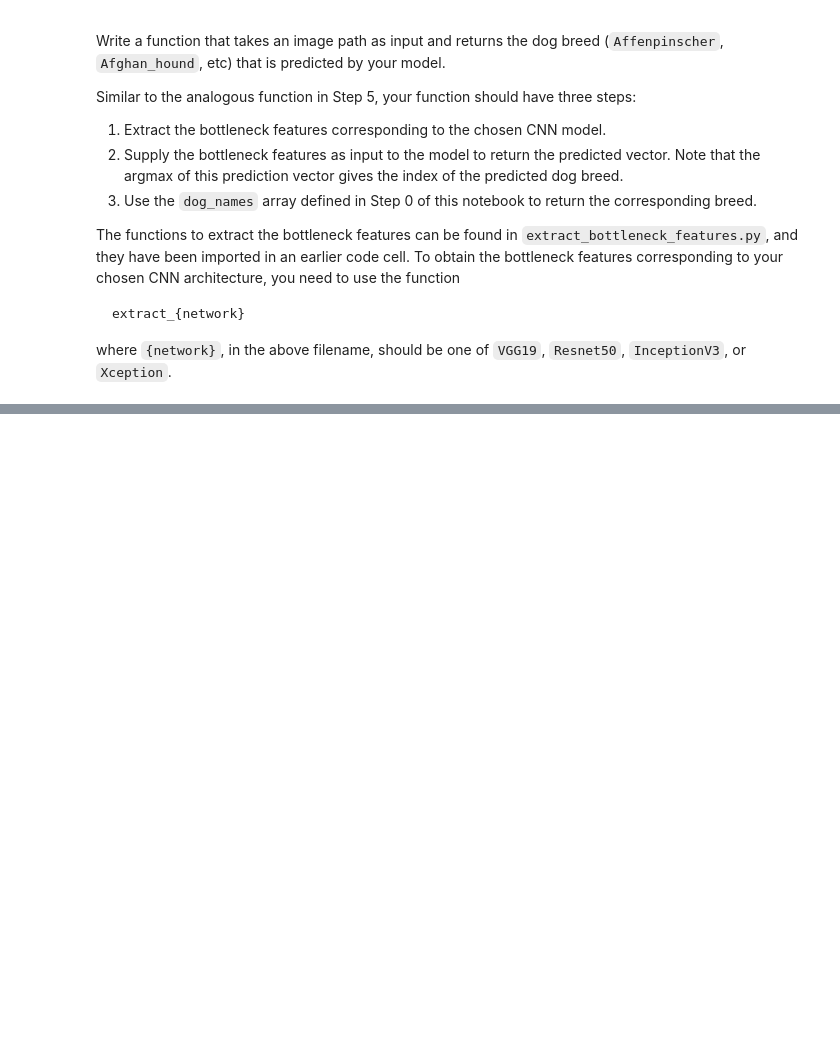
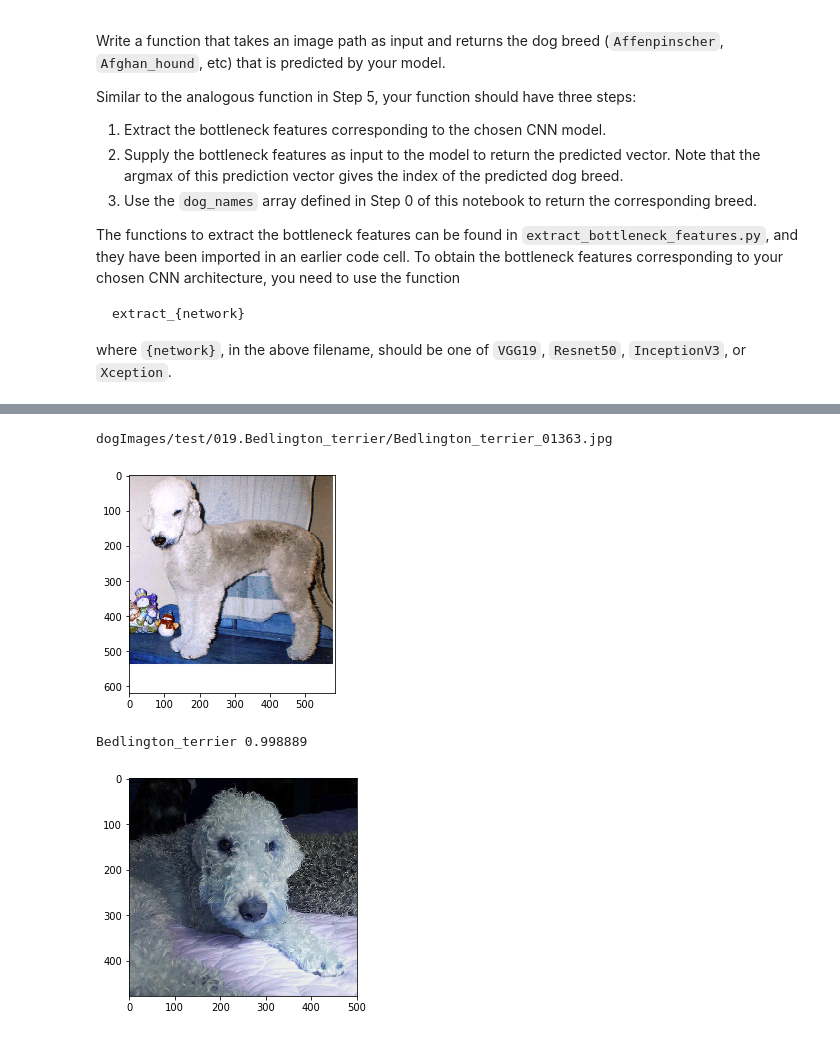
Before and after one commit to arecavn/dog-project, a Jupyter notebook: dog_app.ipynb, the cells around one changed output, grey strips where cells are left out. Drawn from its saved outputs; the diff is of its cells as text; code cells hidden in the pictures; blank space fills up the shorter version.

```diff
--- a/dog_app.ipynb
+++ b/dog_app.ipynb
@@ -611,0 +828,7 @@ Some sample output for our algorithm is provided below, but feel free to design
+# %%
+wtimeit(predict_breed, test_files[3], True)
+# %% [output]
+dogImages/test/019.Bedlington_terrier/Bedlington_terrier_01363.jpg
+[figure, added]
+Bedlington_terrier 0.998889
+[figure, added]
```
Also changed, not shown: parts of 33 cells of this notebook, 1 other file.
